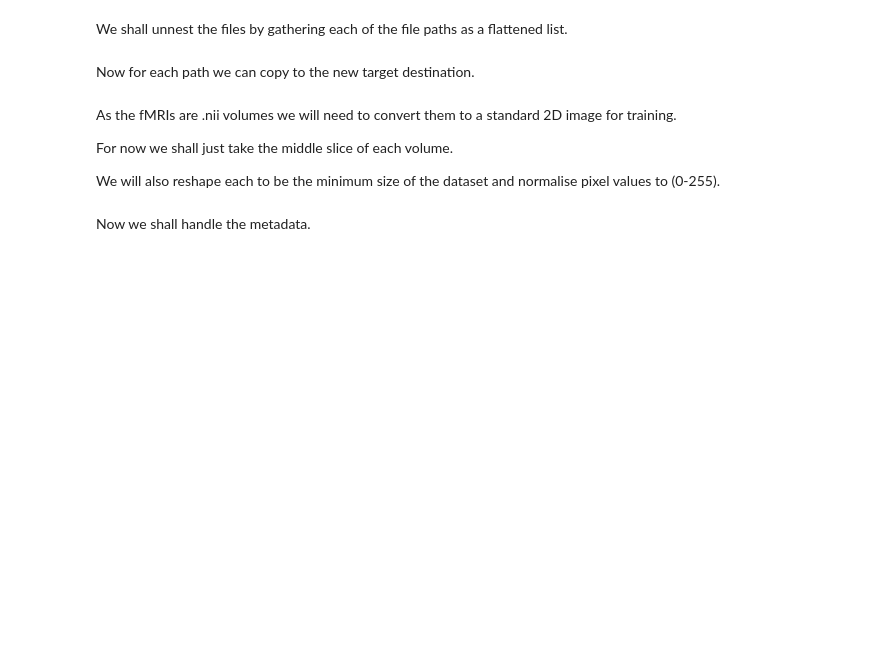
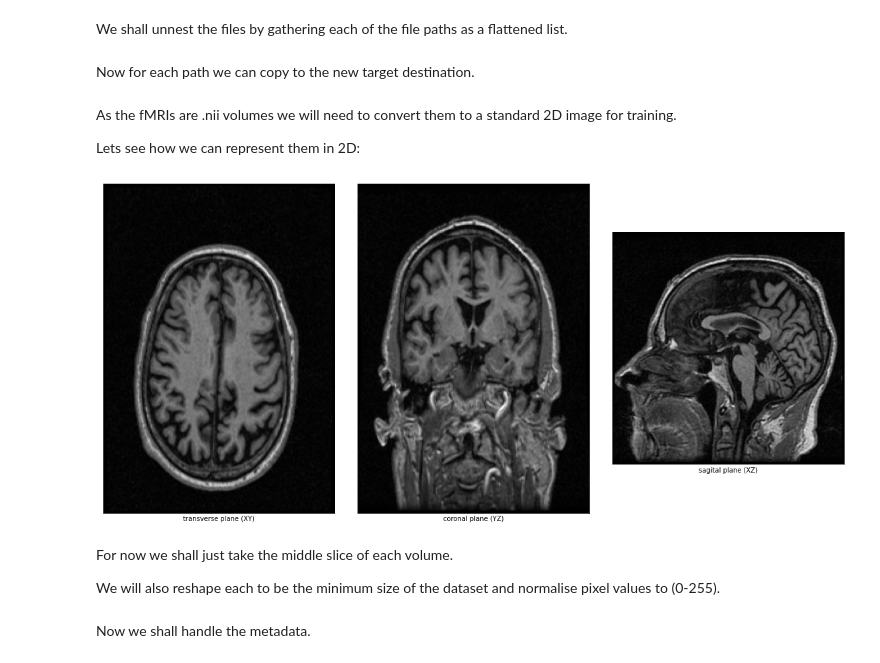
Before and after one commit to kaihulme/ad-gan, a Jupyter notebook: notebooks/adni_fmri_alzheimers_data_handling.ipynb, the cells around one changed output. Cells and saved outputs as stored; diff of their text form; code cells hidden in the pictures; blank space fills up the shorter version.

```diff
--- a/notebooks/adni_fmri_alzheimers_data_handling.ipynb
+++ b/notebooks/adni_fmri_alzheimers_data_handling.ipynb
@@ -51,9 +51,32 @@ def get_target_path(path):
 for path in tqdm(paths):
     target_path = get_target_path(path)
     shutil.copyfile(path, target_path)
+# %% [markdown]
+As the fMRIs are .nii volumes we will need to convert them to a standard 2D image for training.
+
+Lets see how we can represent them in 2D:
+# %%
+nii_paths = [path for path in paths if path[-4:] == '.nii']
+nii_sample = nii_paths[np.random.randint(len(nii_paths))]
+nii = nib.load(nii_sample)
+volume = nii.get_fdata()
+
+# in transverse plane middle of the brain is ~1/3 depth of XY plane
+transverse_slice = ("transverse plane (XY)", volume[volume.shape[0] // 3, :, :])
+coronal_slice = ("coronal plane (YZ)", volume[:, volume.shape[1] // 2, :])
+sagital_slice = ("sagital plane (XZ)", volume[:, :, volume.shape[2] // 2])
+
+fig = plt.figure(figsize=(20, 10))
+plt.subplots_adjust(wspace=0.1, hspace=0.1)
+for i, (plane, img) in enumerate([transverse_slice, coronal_slice, sagital_slice]):
+    ax = fig.add_subplot(1, 3, i+1)
+    ax.imshow(img, cmap='gray')
+    ax.set_xticks([])
+    ax.set_yticks([])
+    ax.set_xlabel(plane)
+# %% [output]
+[figure, added]
 # %% [markdown]
-As the fMRIs are .nii volumes we will need to convert them to a standard 2D image for training.
-
 For now we shall just take the middle slice of each volume.
 
 We will also reshape each to be the minimum size of the dataset and normalise pixel values to (0-255).
```
Also changed, not shown: parts of 4 cells of this notebook, 2 other files.
